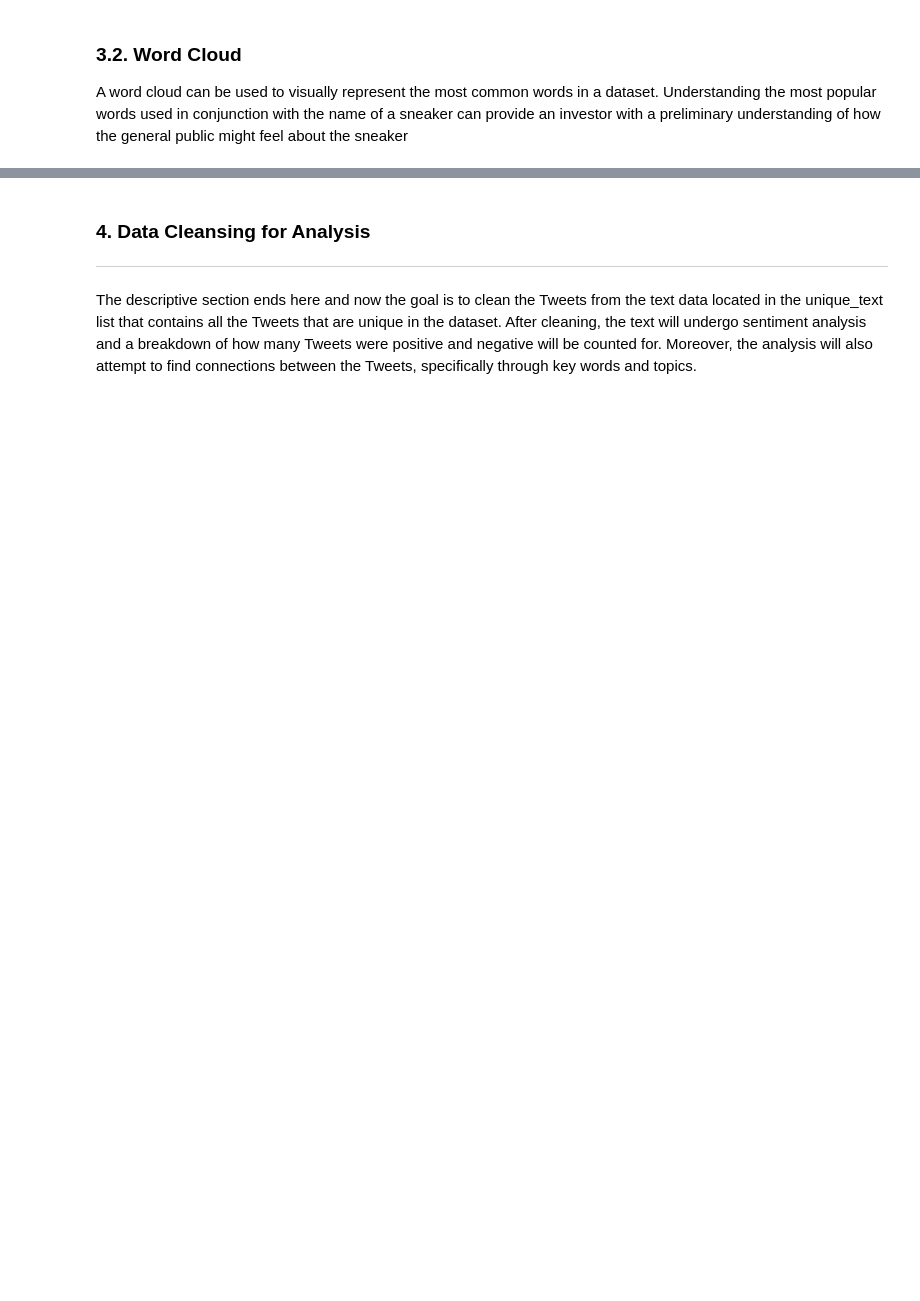
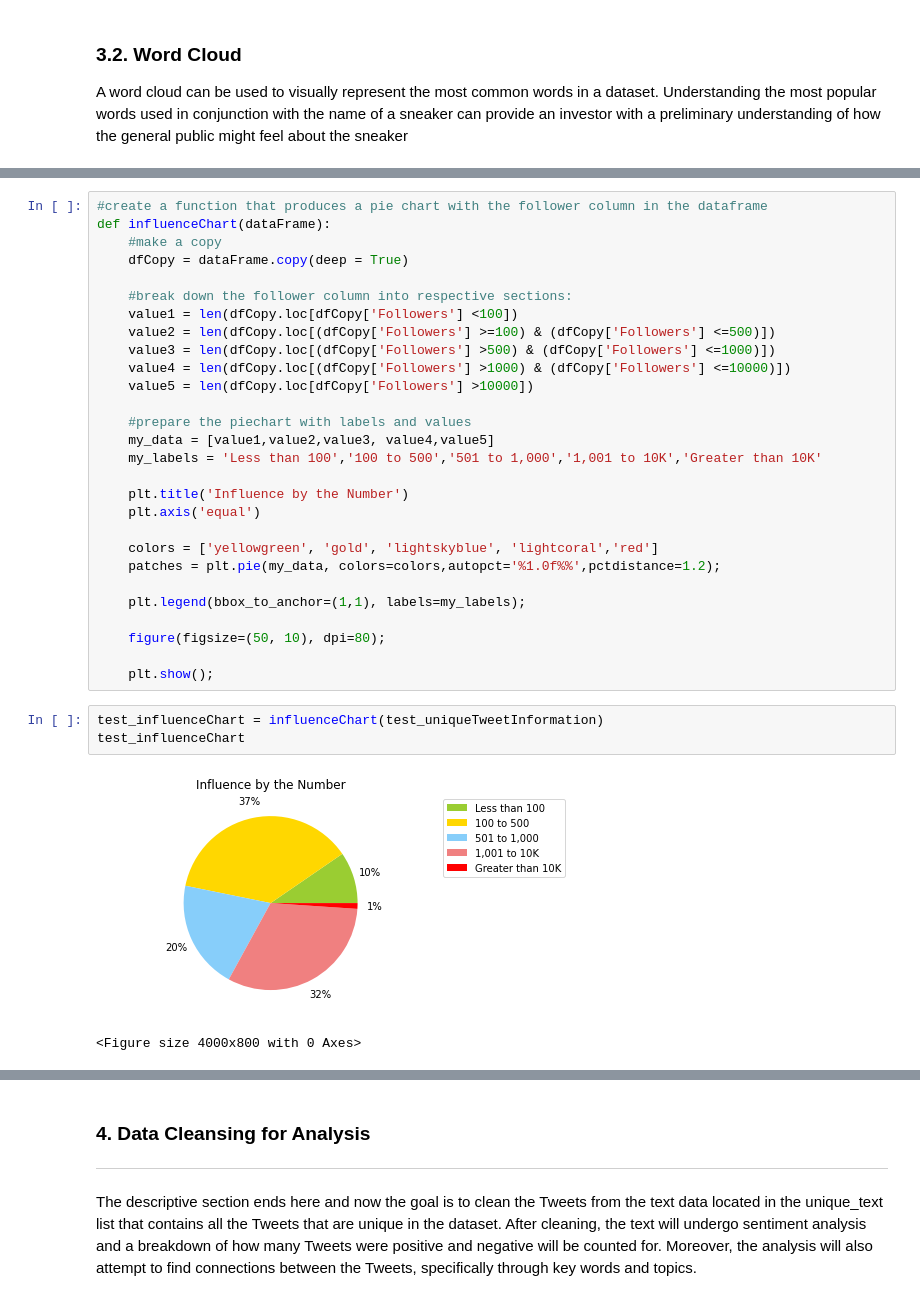
Before and after one commit to danielramirezjr1998/Data_Science_Projects, a Jupyter notebook: NLP Analysis/Sneaker_Hype.ipynb, the cells around one changed output, grey strips where cells are left out. Drawn from its saved outputs; the diff is of its cells as text; blank space fills up the shorter version.

```diff
--- a/NLP Analysis/Sneaker_Hype.ipynb
+++ b/NLP Analysis/Sneaker_Hype.ipynb
@@ -750,3 +491,37 @@ Year: 2019
+# %%
+#create a function that produces a pie chart with the follower column in the dataframe
+def influenceChart(dataFrame):
+    #make a copy
+    dfCopy = dataFrame.copy(deep = True)
+
+    #break down the follower column into respective sections:
+    value1 = len(dfCopy.loc[dfCopy['Followers'] <100])
+    value2 = len(dfCopy.loc[(dfCopy['Followers'] >=100) & (dfCopy['Followers'] <=500)])
+    value3 = len(dfCopy.loc[(dfCopy['Followers'] >500) & (dfCopy['Followers'] <=1000)])
+    value4 = len(dfCopy.loc[(dfCopy['Followers'] >1000) & (dfCopy['Followers'] <=10000)])
+    value5 = len(dfCopy.loc[dfCopy['Followers'] >10000])
+
+    #prepare the piechart with labels and values
+    my_data = [value1,value2,value3, value4,value5]
+    my_labels = 'Less than 100','100 to 500','501 to 1,000','1,001 to 10K','Greater than 10K'
+
+    plt.title('Influence by the Number')
+    plt.axis('equal')
+
+    colors = ['yellowgreen', 'gold', 'lightskyblue', 'lightcoral','red']
+    patches = plt.pie(my_data, colors=colors,autopct='%1.0f%%',pctdistance=1.2);
+
+    plt.legend(bbox_to_anchor=(1,1), labels=my_labels);
+
+    figure(figsize=(50, 10), dpi=80);
+
+    plt.show();
+# %%
+test_influenceChart = influenceChart(test_uniqueTweetInformation)
+test_influenceChart
+# %% [output]
+[figure, added]
+<Figure size 4000x800 with 0 Axes>
 # %%
 #show how the age of the tweets are distributed in the dataset
 print('Age Breakdown of Tweets:')
```
Also changed, not shown: parts of 72 cells of this notebook.
